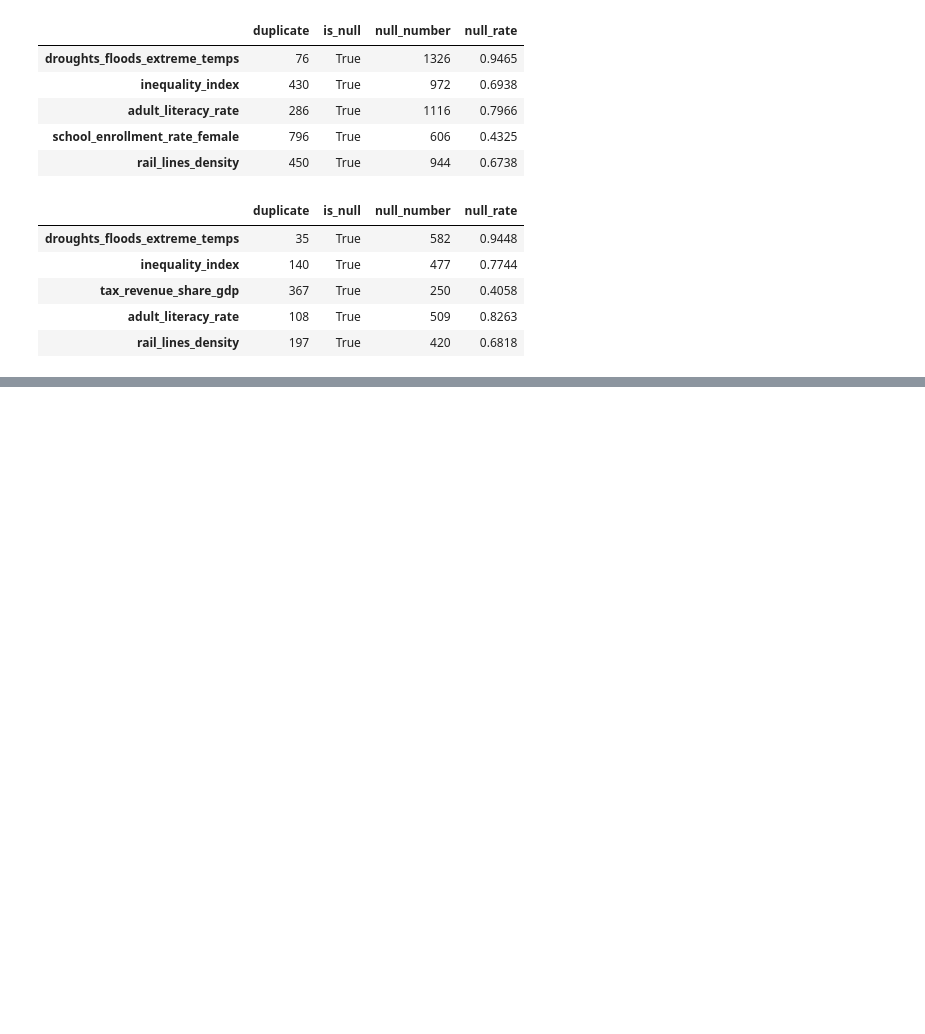
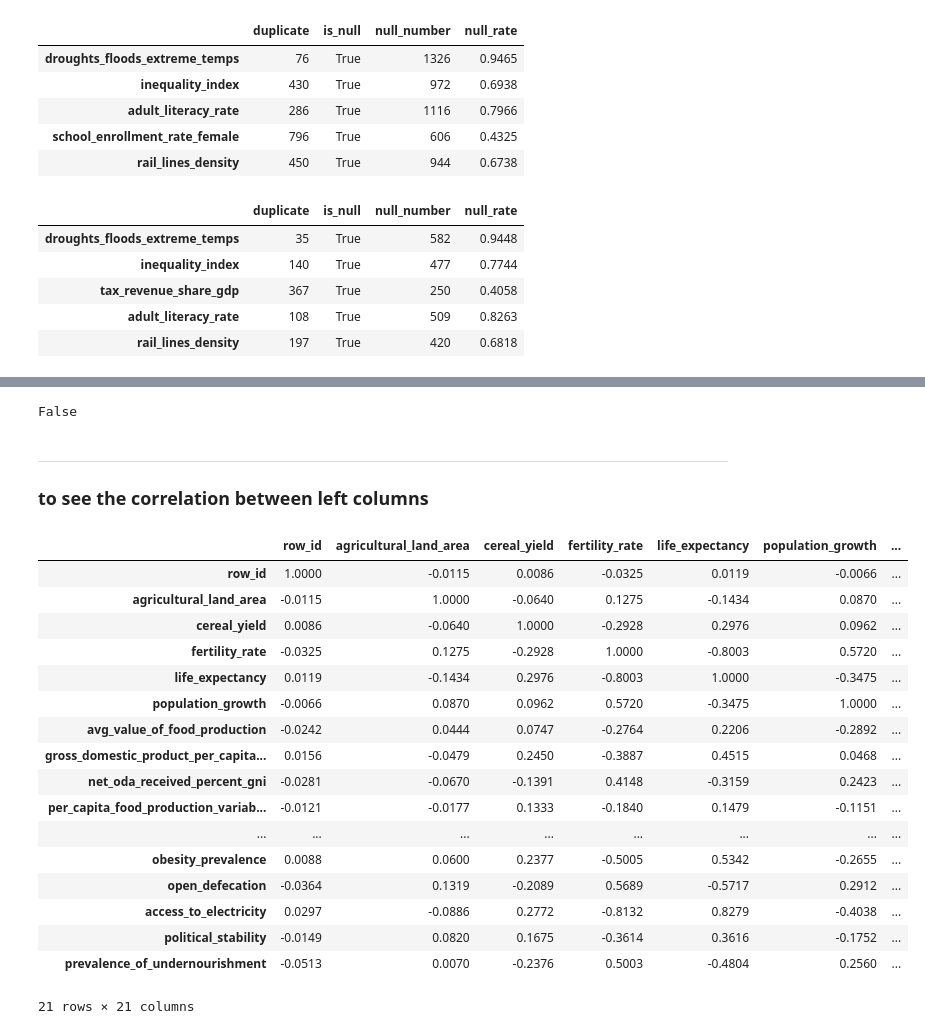
Before and after one commit to jackpork0702/Predicting-Chronic-Hunger, a Jupyter notebook: report/data_cleaning.ipynb, the cells around one changed output, grey strips where cells are left out. Drawn from its saved outputs; the diff is of its cells as text; code cells hidden in the pictures; blank space fills up the shorter version.

```diff
--- a/report/data_cleaning.ipynb
+++ b/report/data_cleaning.ipynb
@@ -58,0 +77,3 @@ df_new.shape
+# %%
+df_train_all.drop('country_code', axis = 1, inplace=True);
+df_train_all.shape
@@ -97 +136,31 @@ Imputing row 1401/1401 with 0 missing, elapsed time: 0.692
+# %%
+# check it has null number or not
+df_filled_knn.isnull().any().any()
+# %% [output]
+False
+# %% [markdown]
+---
+### to see the correlation between left columns
+# %%
+corr_table = df_filled_knn.corr()
+corr_table
+# %% [output]
+|  | row_id | agricultural_land_area | cereal_yield | fertility_rate | life_expectancy | population_growth | ... |
+| row_id | 1.0000 | -0.0115 | 0.0086 | -0.0325 | 0.0119 | -0.0066 | ... |
+| agricultural_land_area | -0.0115 | 1.0000 | -0.0640 | 0.1275 | -0.1434 | 0.0870 | ... |
+| cereal_yield | 0.0086 | -0.0640 | 1.0000 | -0.2928 | 0.2976 | 0.0962 | ... |
+| fertility_rate | -0.0325 | 0.1275 | -0.2928 | 1.0000 | -0.8003 | 0.5720 | ... |
+| life_expectancy | 0.0119 | -0.1434 | 0.2976 | -0.8003 | 1.0000 | -0.3475 | ... |
+| population_growth | -0.0066 | 0.0870 | 0.0962 | 0.5720 | -0.3475 | 1.0000 | ... |
+| avg_value_of_food_production | -0.0242 | 0.0444 | 0.0747 | -0.2764 | 0.2206 | -0.2892 | ... |
+| gross_domestic_product_per_capita... | 0.0156 | -0.0479 | 0.2450 | -0.3887 | 0.4515 | 0.0468 | ... |
+| net_oda_received_percent_gni | -0.0281 | -0.0670 | -0.1391 | 0.4148 | -0.3159 | 0.2423 | ... |
+| per_capita_food_production_variab... | -0.0121 | -0.0177 | 0.1333 | -0.1840 | 0.1479 | -0.1151 | ... |
+| ... | ... | ... | ... | ... | ... | ... | ... |
+| obesity_prevalence | 0.0088 | 0.0600 | 0.2377 | -0.5005 | 0.5342 | -0.2655 | ... |
+| open_defecation | -0.0364 | 0.1319 | -0.2089 | 0.5689 | -0.5717 | 0.2912 | ... |
+| access_to_electricity | 0.0297 | -0.0886 | 0.2772 | -0.8132 | 0.8279 | -0.4038 | ... |
+| political_stability | -0.0149 | 0.0820 | 0.1675 | -0.3614 | 0.3616 | -0.1752 | ... |
+| prevalence_of_undernourishment | -0.0513 | 0.0070 | -0.2376 | 0.5003 | -0.4804 | 0.2560 | ... |
+21 rows × 21 columns
 # %%
```
Also changed, not shown: parts of 31 cells of this notebook, 5 other files.
